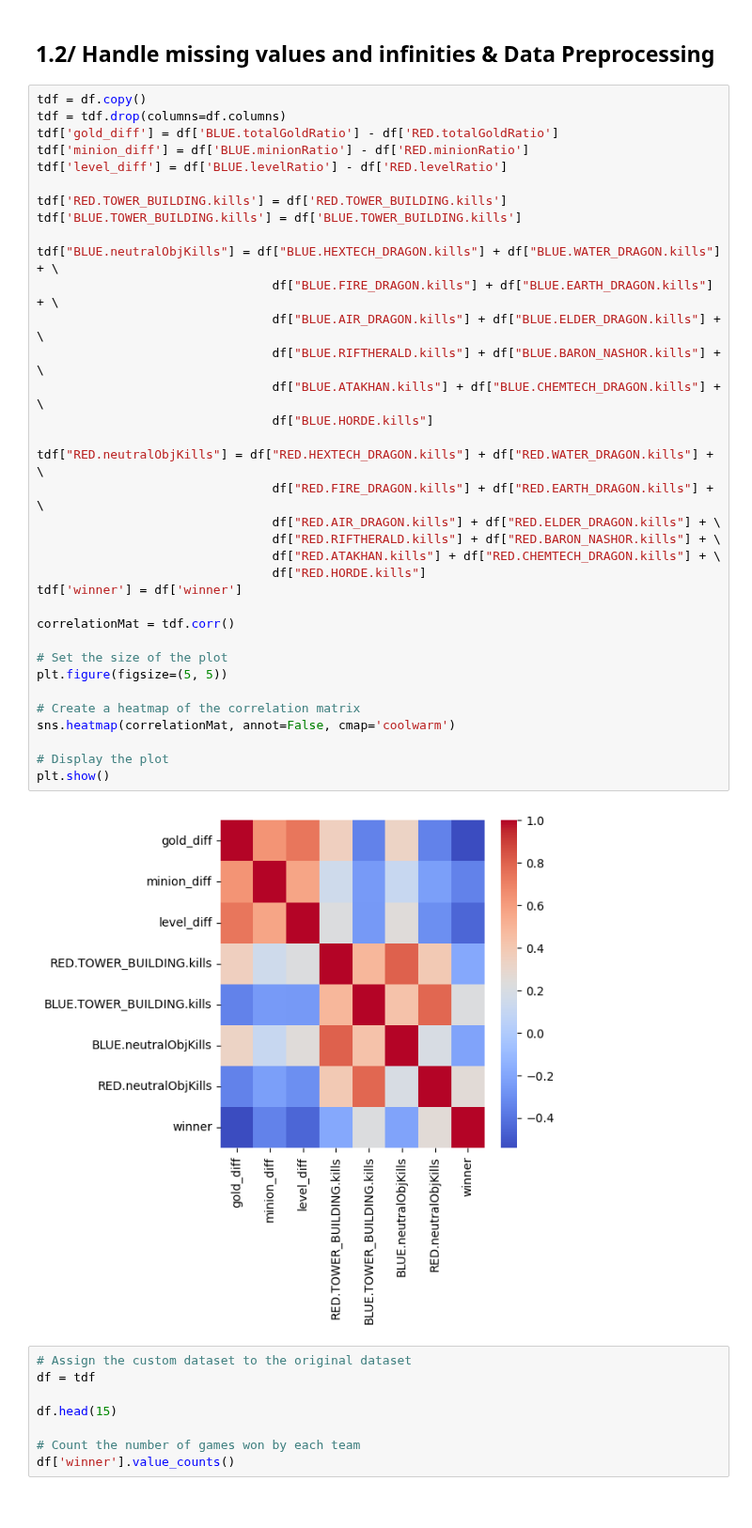
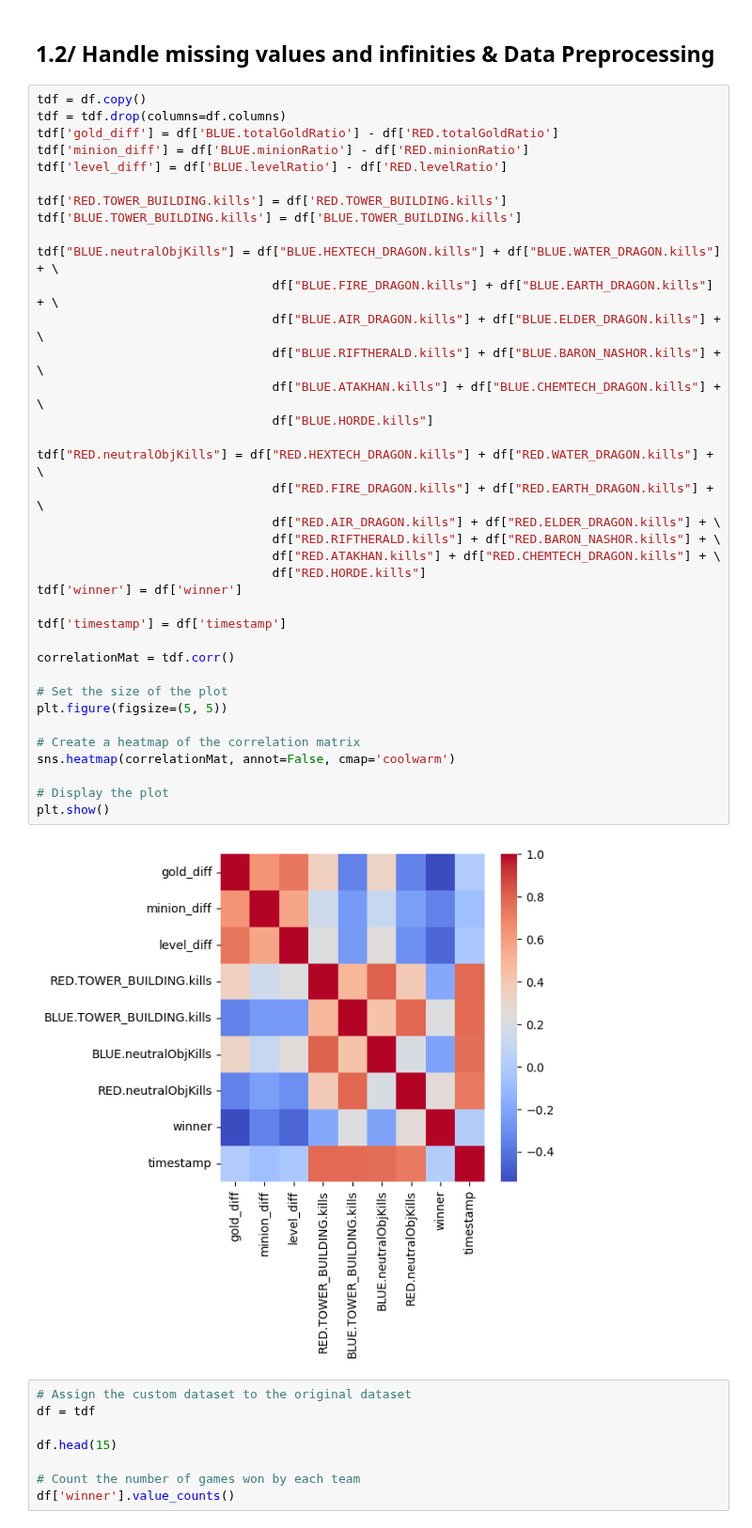
Before and after one commit to YoungSnoww/LeagueOfLegendsModelBenchmark, a Jupyter notebook: machine_learning/DecisionTreeClassifier.ipynb, the cells around one changed output. Shown at 94% size. Drawn from its saved outputs; the diff is of its cells as text.

```diff
--- a/machine_learning/DecisionTreeClassifier.ipynb
+++ b/machine_learning/DecisionTreeClassifier.ipynb
@@ -112,34 +112,36 @@ tdf['level_diff'] = df['BLUE.levelRatio'] - df['RED.levelRatio']
 
 tdf['RED.TOWER_BUILDING.kills'] = df['RED.TOWER_BUILDING.kills']
 tdf['BLUE.TOWER_BUILDING.kills'] = df['BLUE.TOWER_BUILDING.kills']
 
 tdf["BLUE.neutralObjKills"] = df["BLUE.HEXTECH_DRAGON.kills"] + df["BLUE.WATER_DRAGON.kills"] + \
                                 df["BLUE.FIRE_DRAGON.kills"] + df["BLUE.EARTH_DRAGON.kills"] + \
                                 df["BLUE.AIR_DRAGON.kills"] + df["BLUE.ELDER_DRAGON.kills"] + \
                                 df["BLUE.RIFTHERALD.kills"] + df["BLUE.BARON_NASHOR.kills"] + \
                                 df["BLUE.ATAKHAN.kills"] + df["BLUE.CHEMTECH_DRAGON.kills"] + \
                                 df["BLUE.HORDE.kills"]
 
 tdf["RED.neutralObjKills"] = df["RED.HEXTECH_DRAGON.kills"] + df["RED.WATER_DRAGON.kills"] + \
                                 df["RED.FIRE_DRAGON.kills"] + df["RED.EARTH_DRAGON.kills"] + \
                                 df["RED.AIR_DRAGON.kills"] + df["RED.ELDER_DRAGON.kills"] + \
                                 df["RED.RIFTHERALD.kills"] + df["RED.BARON_NASHOR.kills"] + \
                                 df["RED.ATAKHAN.kills"] + df["RED.CHEMTECH_DRAGON.kills"] + \
                                 df["RED.HORDE.kills"]
 tdf['winner'] = df['winner']
 
+tdf['timestamp'] = df['timestamp']
+
 correlationMat = tdf.corr()
 
 # Set the size of the plot
 plt.figure(figsize=(5, 5))
 
 # Create a heatmap of the correlation matrix
 sns.heatmap(correlationMat, annot=False, cmap='coolwarm')
 
 # Display the plot
 plt.show()
 # %% [output]
-[figure, old version]
+[figure, new version]
 # %%
 # Assign the custom dataset to the original dataset
 df = tdf
```
Also changed, not shown: parts of 8 cells of this notebook.
